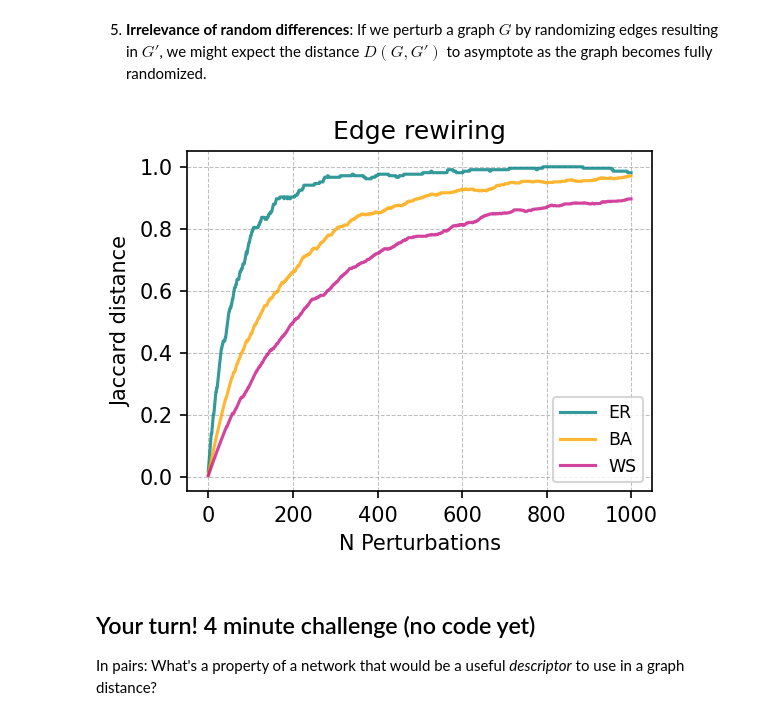
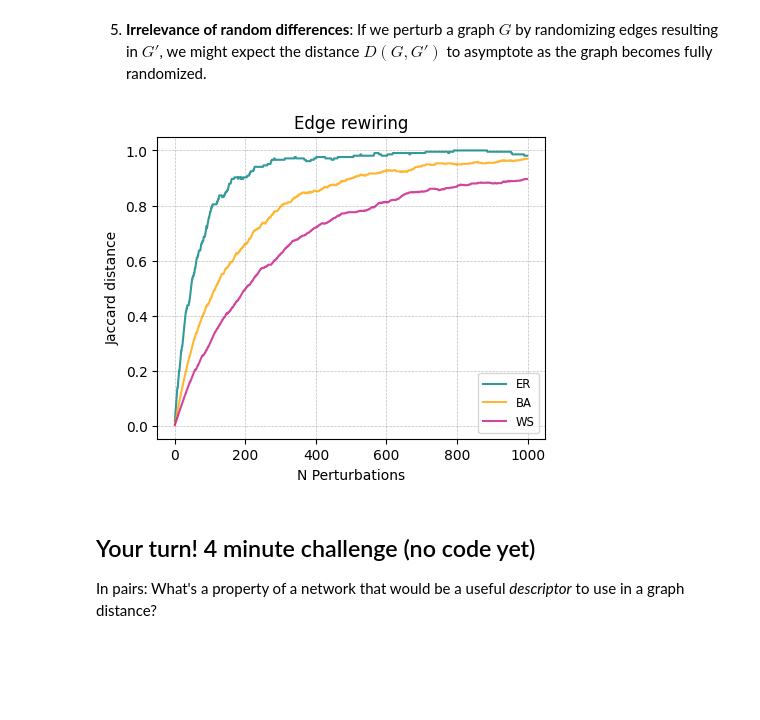
Before and after one commit to network-science-data-and-models/phys7332_fa25, a Jupyter notebook: notebooks/class_19/class_19_graphdistances.ipynb, the cells around one changed output. Cells and saved outputs as stored; diff of their text form; code cells hidden in the pictures; blank space fills up the shorter version.

```diff
--- a/notebooks/class_19/class_19_graphdistances.ipynb
+++ b/notebooks/class_19/class_19_graphdistances.ipynb
@@ -370,35 +367,6 @@ def perturb_and_measure(base_graph, perturbation_func, distance_func, iterations
         perturbation_func(H)
         dists.append(distance_func(base_graph, H))
     return dists
-# %%
-import random
-
-# Helper functions for perturbations
-def remove_random_edge(graph):
-    """Remove a random edge from the graph."""
-    if len(graph.edges()) > 0:
-        edge = random.choice(list(graph.edges()))
-        graph.remove_edge(*edge)
-
-def add_random_edge(graph):
-    """Add a random edge to the graph that is not already present."""
-    nodes = list(graph.nodes())  # Convert nodes view to a list
-    while True:
-        u, v = random.sample(nodes, 2)
-        if not graph.has_edge(u, v):
-            graph.add_edge(u, v)
-            break
-
-def rewire_random_edge(graph):
-    """Rewire a random edge to a new random connection."""
-    if len(graph.edges()) > 0:
-        edge = random.choice(list(graph.edges()))
-        graph.remove_edge(*edge)
-        add_random_edge(graph)
-
-def rewire_preserve_degree(graph):
-    """Rewire edges randomly while preserving node degrees."""
-    nx.double_edge_swap(graph, nswap=1, max_tries=1000)
 # %%
 # Initialize graphs
 er = nx.gnp_random_graph(1000, 0.02)
@@ -439,7 +407,8 @@ titles = ['Edge removal', 'Edge addition', 'Edge rewiring', 'Edge rewiring (degr
 for i, perturbation in enumerate(perturbation_types):
     for graph in graphs:
         label = graph.upper()
-        ax[i].plot(results[f"{graph}_{perturbation}"], color=colors[label], alpha=0.8, label=label)
+        ax[i].plot(results[f"{graph}_{perturbation}"], color=colors[label],
+                   alpha=0.8, label=label, lw=2)
 
     # Formatting each subplot
     ax[i].grid(color='gray', linestyle='--', linewidth=0.5, alpha=0.5)
@@ -472,35 +441,35 @@ g_ws = ws.copy()
 
 # Perform perturbations
 iterations = 1000
 for i in range(iterations):
     # Randomly choose a perturbation type for each graph
     rewire_random_edge(g_er)
     d_er_rewire.append(distance_func(er, g_er))
 
     rewire_random_edge(g_ba)
     d_ba_rewire.append(distance_func(ba, g_ba))
 
     rewire_random_edge(g_ws)
     d_ws_rewire.append(distance_func(ws, g_ws))
 
 
-fig, ax = plt.subplots(1,1, figsize=(4,3), dpi=150)
+fig, ax = plt.subplots(1,1, figsize=(5,4), dpi=100)
 
 ax.plot(d_er_rewire, color = 'teal', alpha = 0.8, label = 'ER')
 ax.plot(d_ba_rewire, color = 'orange', alpha = 0.8, label = 'BA')
 ax.plot(d_ws_rewire, color = 'mediumvioletred', alpha = 0.8, label = 'WS')
 
 ax.grid(color = 'gray', linestyle = '--', linewidth = 0.5, alpha = 0.5)
 
 ax.set_title('Edge rewiring')
 ax.set_xlabel('N Perturbations')
 ax.set_ylabel('Jaccard distance')
 
 ax.legend(fontsize = 'small')
 
 plt.show()
 # %% [output]
-[figure, old version]
+[figure, new version]
 # %% [markdown]
 ## Your turn! 4 minute challenge (no code yet)
 
```
Also changed, not shown: parts of 27 cells of this notebook, 16 other files.
